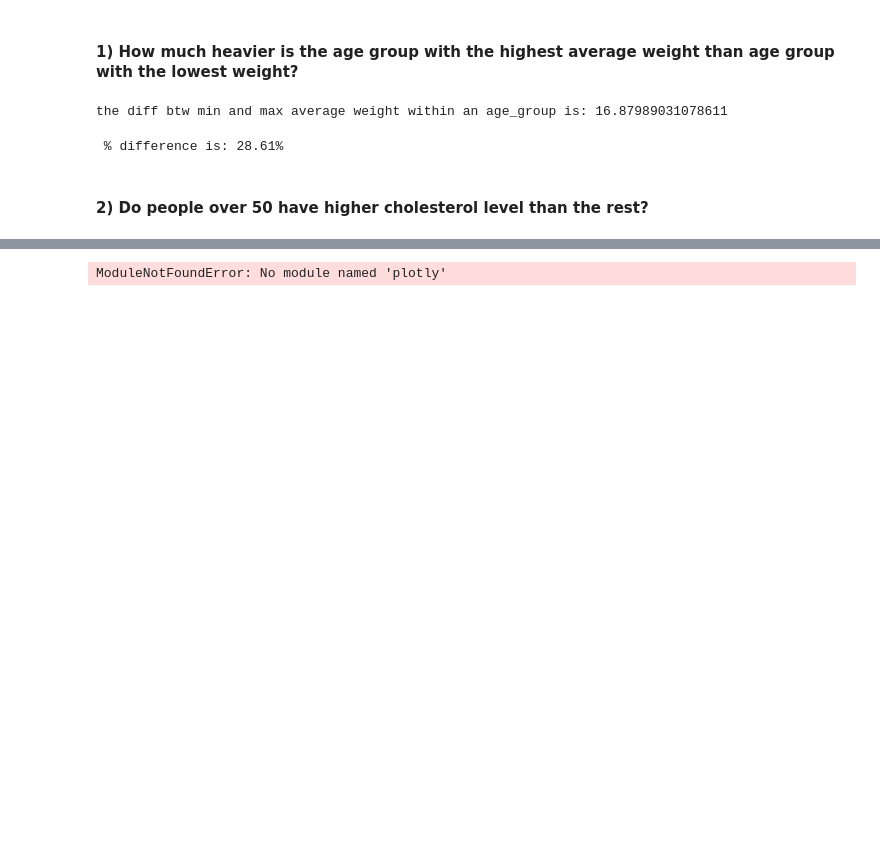
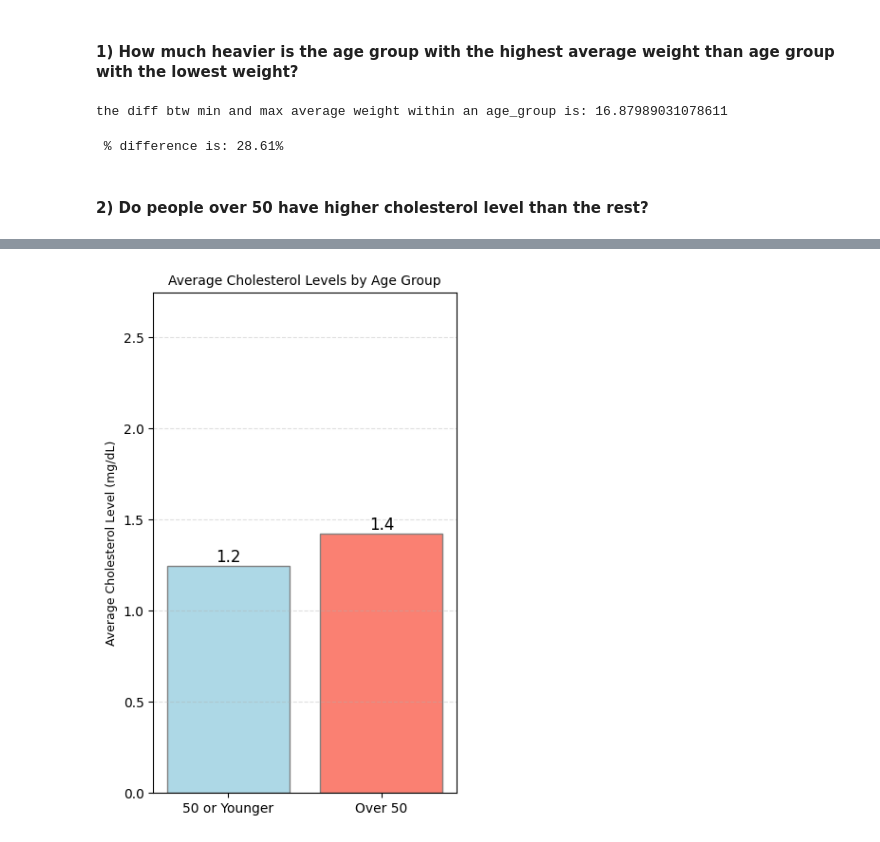
Before and after one commit to Echooed/cardio_cov, a Jupyter notebook: notebooks/cardio_cov_data_cleaning_new.ipynb, the cells around one changed output, grey strips where cells are left out. Drawn from its saved outputs; the diff is of its cells as text; code cells hidden in the pictures; blank space fills up the shorter version.

```diff
--- a/notebooks/cardio_cov_data_cleaning_new.ipynb
+++ b/notebooks/cardio_cov_data_cleaning_new.ipynb
@@ -677,3 +677,13 @@ print(f" % difference is: {frac_diff:.2f}%")
  % difference is: 28.61%
 # %% [markdown]
  ####  2) Do people over 50 have higher cholesterol level than the rest?
+# %%
+# Create two groups based on age
+over_50 = cardio_base_clean[cardio_base_clean['age'] >= 50]
+under_50 = cardio_base_clean[cardio_base_clean['age'] < 50]
+
+# Compare the average cholesterol levels
+mean_over_50 = over_50['cholesterol'].mean()
+mean_under_50 = under_50['cholesterol'].mean()
+
+print(f"Average cholesterol for people >= 50: {mean_over_50}\n\nAverage cholesterol for people < 50: {mean_under_50}")
@@ -704,41 +705,26 @@ T-statistic: 34.34460725310023, P-value: 2.329564706531928e-256
-# %%
-import pandas as pd
-import plotly.express as px
-
-# Create a new column for cholesterol levels based on age
-cardio_base_clean['cholesterol_level'] = cardio_base_clean['cholesterol']  # Adjust based on your dataset's cholesterol column name
-
-# Create age groups
-cardio_base_clean['age_group'] = cardio_base_clean['age'].apply(lambda x: 'Over 50' if x > 50 else '50 or Younger')
-
-# Calculate average cholesterol levels by age group
-avg_cholesterol = cardio_base_clean.groupby('age_group')['cholesterol_level'].mean().reset_index()
-
-# Create a bar chart using Plotly
-fig = px.bar(
-    avg_cholesterol,
-    x='age_group',
-    y='cholesterol_level',
-    title='Average Cholesterol Levels by Age Group',
-    labels={'cholesterol_level': 'Average Cholesterol Level', 'age_group': 'Age Group'},
-    color='cholesterol_level',  # Color by cholesterol level
-    text='cholesterol_level'  # Show cholesterol level on bars
-)
-
-# Customize layout
-fig.update_traces(texttemplate='%{text:.2f}', textposition='outside')
-fig.update_layout(
-    xaxis_title='Age Group',
-    yaxis_title='Average Cholesterol Level',
-    plot_bgcolor='rgba(0, 0, 0, 0)',
-    title_font=dict(size=20, color='grey'),
-    xaxis=dict(title_font=dict(size=16, color='grey')),
-    yaxis=dict(title_font=dict(size=16, color='grey')),
-    legend_title_text='Cholesterol Level',
-    legend=dict(font=dict(size=12)),
-)
-
-# Show the figure
-fig.show()
-# %% [output]
-ModuleNotFoundError: No module named 'plotly'
+# %%
+# Prepare data for the bar chart
+categories = ['50 or Younger', 'Over 50']
+means = [mean_under_50,mean_over_50]
+
+# Create a bar chart
+fig, ax = plt.subplots(figsize=(4, 6))
+bars = ax.bar(categories, means, color=['lightblue', 'salmon'], edgecolor='grey')
+
+# Add labels and title
+ax.set_ylabel('Average Cholesterol Level (mg/dL)', fontsize=9)
+ax.set_title('Average Cholesterol Levels by Age Group', fontsize=10)
+ax.set_ylim(0, min(means) + 1.5)  # Set y-axis limit with some padding
+
+# data labels
+for bar in bars:
+    yval = bar.get_height()
+    ax.text(bar.get_x() + bar.get_width()/2, yval + 0, f"{yval:.1f}", ha='center', va='bottom', fontsize=12)
+
+# Show the grid for better readability
+ax.yaxis.grid(True, linestyle='--', alpha=0.4)
+
+plt.tight_layout()
+plt.show()
+# %% [output]
+[figure, added]
```
Also changed, not shown: parts of 5 cells of this notebook.
